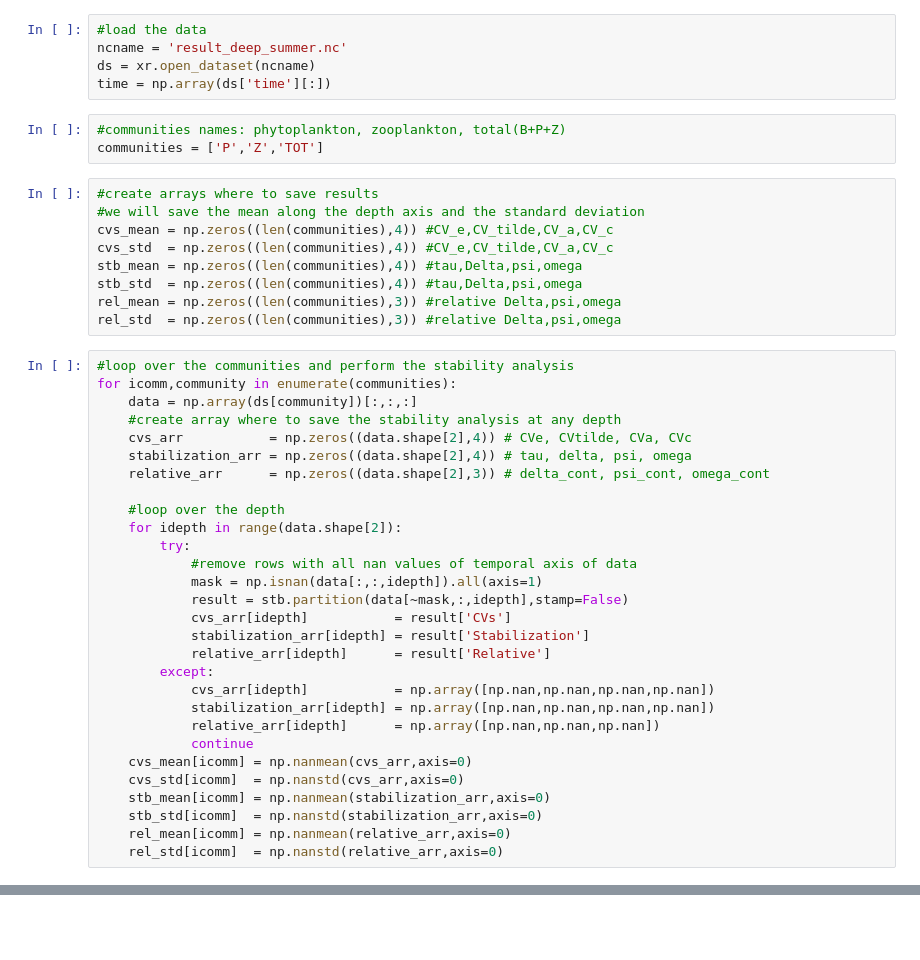
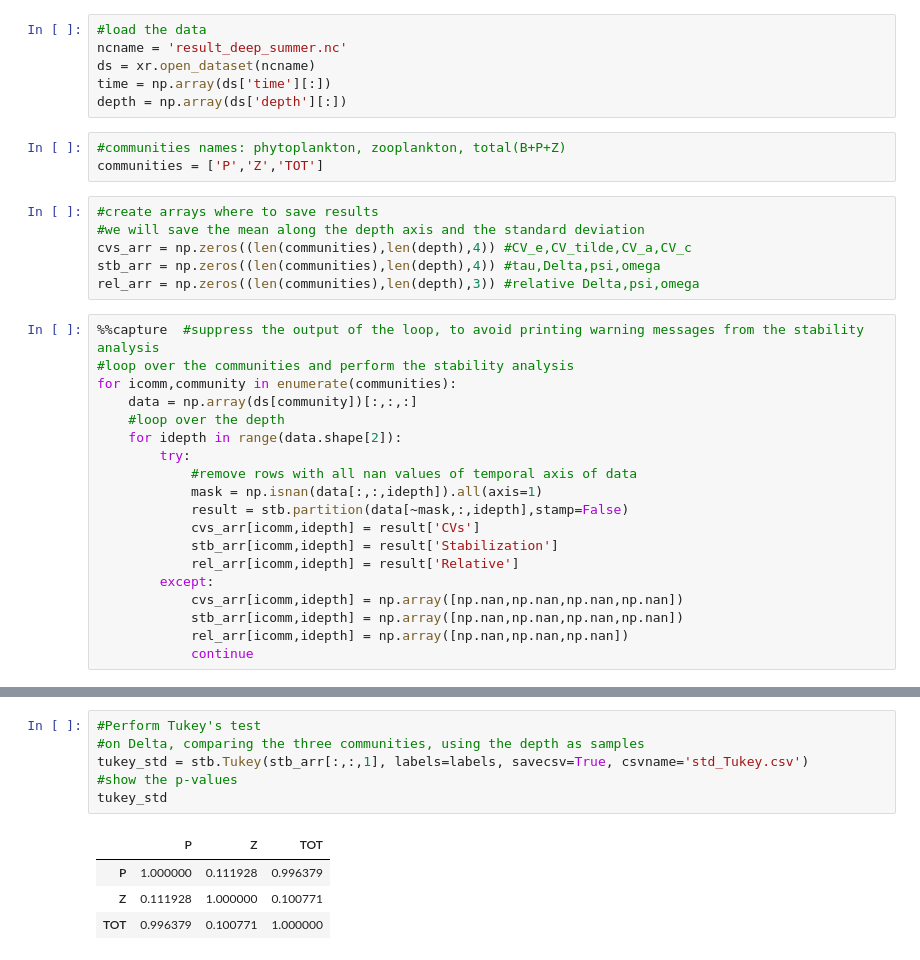
Before and after one commit to gocchipintive/COMSTABPY, a Jupyter notebook: docs/example.ipynb, the cells around one changed output, grey strips where cells are left out. Cells and saved outputs as stored; diff of their text form; blank space fills up the shorter version.

Commit message:
updated to hide warnings

```diff
--- a/docs/example.ipynb
+++ b/docs/example.ipynb
@@ -11,45 +11,33 @@ stb = csb.comstab()
 ncname = 'result_deep_summer.nc'
 ds = xr.open_dataset(ncname)
 time = np.array(ds['time'][:])
+depth = np.array(ds['depth'][:])
 # %%
 #communities names: phytoplankton, zooplankton, total(B+P+Z)
 communities = ['P','Z','TOT']
 # %%
 #create arrays where to save results
 #we will save the mean along the depth axis and the standard deviation
-cvs_mean = np.zeros((len(communities),4)) #CV_e,CV_tilde,CV_a,CV_c
-cvs_std  = np.zeros((len(communities),4)) #CV_e,CV_tilde,CV_a,CV_c
-stb_mean = np.zeros((len(communities),4)) #tau,Delta,psi,omega
-stb_std  = np.zeros((len(communities),4)) #tau,Delta,psi,omega
-rel_mean = np.zeros((len(communities),3)) #relative Delta,psi,omega
-rel_std  = np.zeros((len(communities),3)) #relative Delta,psi,omega
+cvs_arr = np.zeros((len(communities),len(depth),4)) #CV_e,CV_tilde,CV_a,CV_c
+stb_arr = np.zeros((len(communities),len(depth),4)) #tau,Delta,psi,omega
+rel_arr = np.zeros((len(communities),len(depth),3)) #relative Delta,psi,omega
 # %%
+%%capture  #suppress the output of the loop, to avoid printing warning messages from the stability analysis
 #loop over the communities and perform the stability analysis
 for icomm,community in enumerate(communities):
     data = np.array(ds[community])[:,:,:]
-    #create array where to save the stability analysis at any depth
-    cvs_arr           = np.zeros((data.shape[2],4)) # CVe, CVtilde, CVa, CVc
-    stabilization_arr = np.zeros((data.shape[2],4)) # tau, delta, psi, omega
-    relative_arr      = np.zeros((data.shape[2],3)) # delta_cont, psi_cont, omega_cont
-
     #loop over the depth
     for idepth in range(data.shape[2]):
         try:
             #remove rows with all nan values of temporal axis of data
             mask = np.isnan(data[:,:,idepth]).all(axis=1)
             result = stb.partition(data[~mask,:,idepth],stamp=False)
-            cvs_arr[idepth]           = result['CVs']
-            stabilization_arr[idepth] = result['Stabilization']
-            relative_arr[idepth]      = result['Relative']
+            cvs_arr[icomm,idepth] = result['CVs']
+            stb_arr[icomm,idepth] = result['Stabilization']
+            rel_arr[icomm,idepth] = result['Relative']
         except:
-            cvs_arr[idepth]           = np.array([np.nan,np.nan,np.nan,np.nan])
-            stabilization_arr[idepth] = np.array([np.nan,np.nan,np.nan,np.nan])
-            relative_arr[idepth]      = np.array([np.nan,np.nan,np.nan])
+            cvs_arr[icomm,idepth] = np.array([np.nan,np.nan,np.nan,np.nan])
+            stb_arr[icomm,idepth] = np.array([np.nan,np.nan,np.nan,np.nan])
+            rel_arr[icomm,idepth] = np.array([np.nan,np.nan,np.nan])
             continue
-    cvs_mean[icomm] = np.nanmean(cvs_arr,axis=0)
-    cvs_std[icomm]  = np.nanstd(cvs_arr,axis=0)
-    stb_mean[icomm] = np.nanmean(stabilization_arr,axis=0)
-    stb_std[icomm]  = np.nanstd(stabilization_arr,axis=0)
-    rel_mean[icomm] = np.nanmean(relative_arr,axis=0)
-    rel_std[icomm]  = np.nanstd(relative_arr,axis=0)
 # %% [output]
@@ -93,3 +73,14 @@ errors = stb_std[:,1:]   #Delta,psi,omega
 fig,ax = stb.plotEFFECT(EFF=effects,ylogscale=False,errorbar=errors,marker=markers,labels=labels,color=colors,figname='effect.png')
 # %% [output]
 [figure]
+# %%
+#Perform Tukey's test
+#on Delta, comparing the three communities, using the depth as samples
+tukey_std = stb.Tukey(stb_arr[:,:,1], labels=labels, savecsv=True, csvname='std_Tukey.csv')
+#show the p-values
+tukey_std
+# %% [output]
+|  | P | Z | TOT |
+| P | 1.000000 | 0.111928 | 0.996379 |
+| Z | 0.111928 | 1.000000 | 0.100771 |
+| TOT | 0.996379 | 0.100771 | 1.000000 |
```
Also changed, not shown: parts of 4 cells of this notebook.
